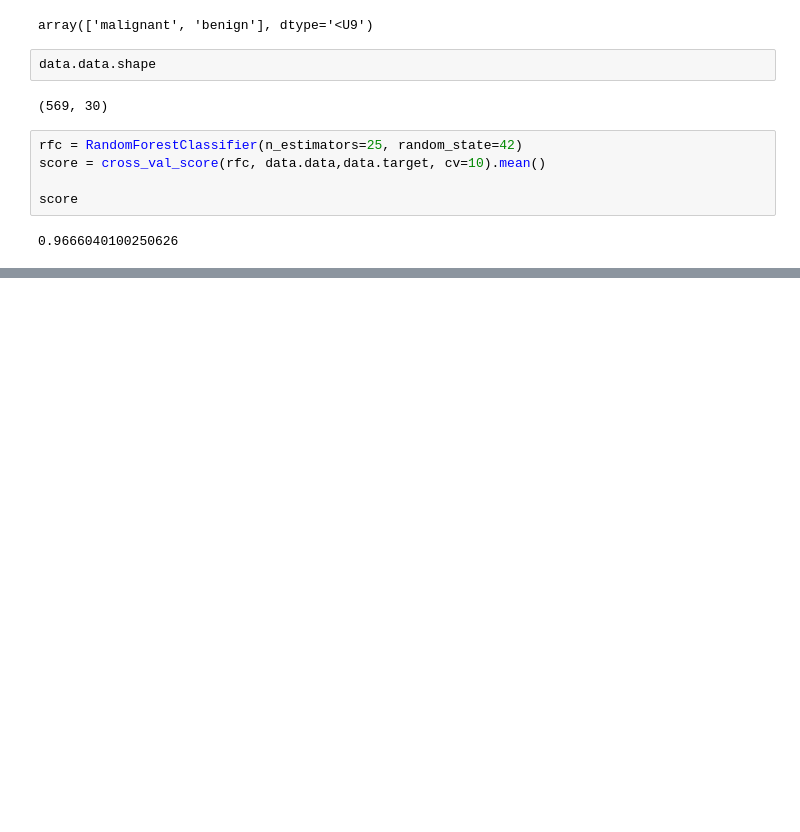
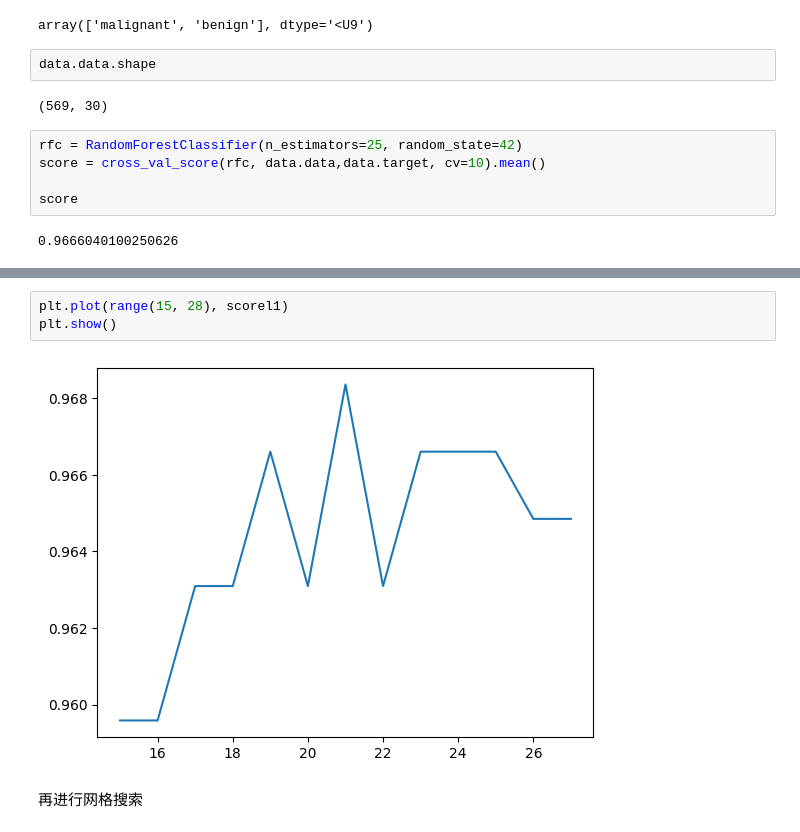
Before and after one commit to Ripple3547/caicai-sklearn, a Jupyter notebook: codes/2_example.ipynb, the cells around one changed output, grey strips where cells are left out. Cells and saved outputs as stored; diff of their text form; blank space fills up the shorter version.

```diff
--- a/codes/2_example.ipynb
+++ b/codes/2_example.ipynb
@@ -37,0 +68,7 @@ score
+# %%
+plt.plot(range(15, 28), scorel1)
+plt.show()
+# %% [output]
+[figure, added]
+# %% [markdown]
+再进行网格搜索
```
Also changed, not shown: parts of 15 cells of this notebook, 5 other files.
